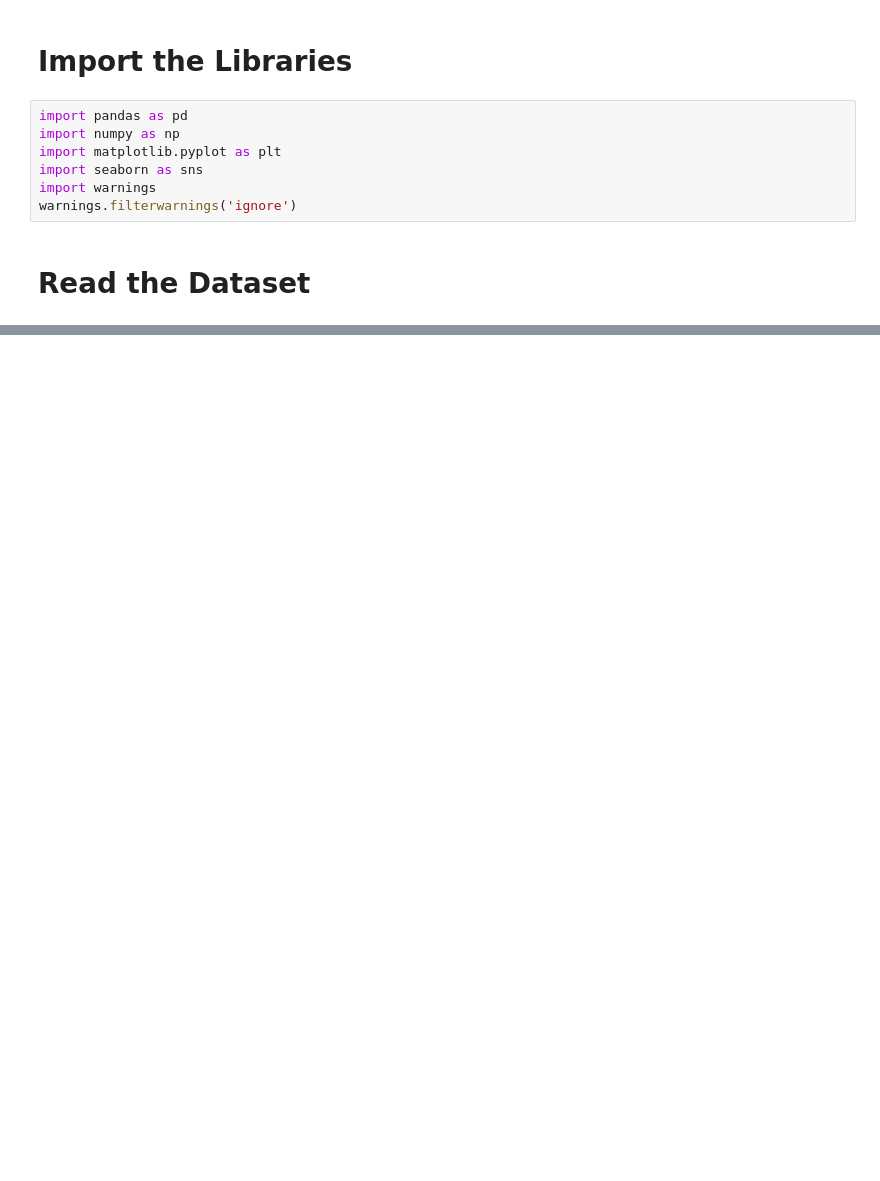
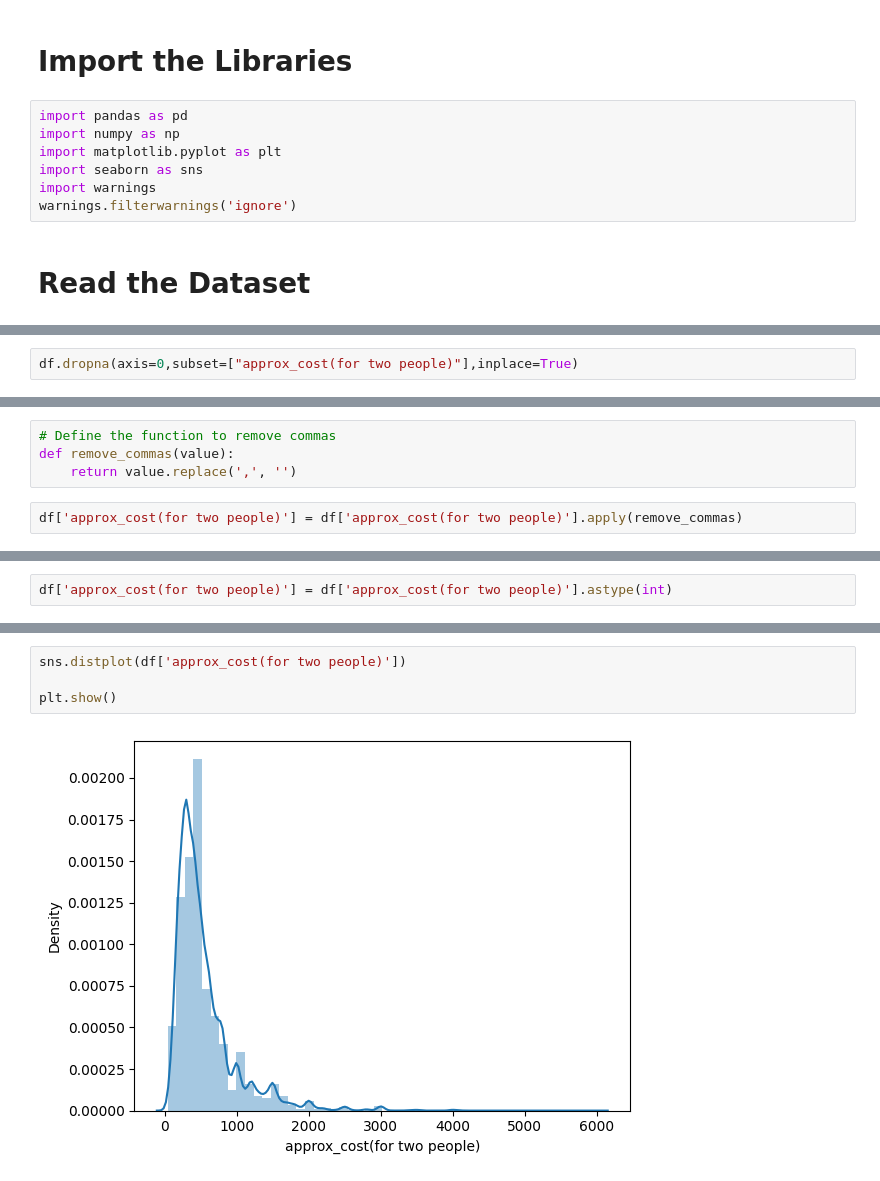
Before and after one commit to adrindj/DSP, a Jupyter notebook: DSP.ipynb, the cells around one changed output, grey strips where cells are left out. Drawn from its saved outputs; the diff is of its cells as text; blank space fills up the shorter version.

```diff
--- a/DSP.ipynb
+++ b/DSP.ipynb
@@ -17,0 +107,2 @@ FileNotFoundError: [Errno 2] No such file or directory: 'zomato.csv'
+# %%
+df.dropna(axis=0,subset=["approx_cost(for two people)"],inplace=True)
@@ -17,0 +124,6 @@ FileNotFoundError: [Errno 2] No such file or directory: 'zomato.csv'
+# %%
+# Define the function to remove commas
+def remove_commas(value):
+    return value.replace(',', '')
+# %%
+df['approx_cost(for two people)'] = df['approx_cost(for two people)'].apply(remove_commas)
@@ -17,0 +145,2 @@ FileNotFoundError: [Errno 2] No such file or directory: 'zomato.csv'
+# %%
+df['approx_cost(for two people)'] = df['approx_cost(for two people)'].astype(int)
@@ -17,0 +159,6 @@ FileNotFoundError: [Errno 2] No such file or directory: 'zomato.csv'
+# %%
+sns.distplot(df['approx_cost(for two people)'])
+
+plt.show()
+# %% [output]
+[figure, added]
```
Also changed, not shown: parts of 19 cells of this notebook.
